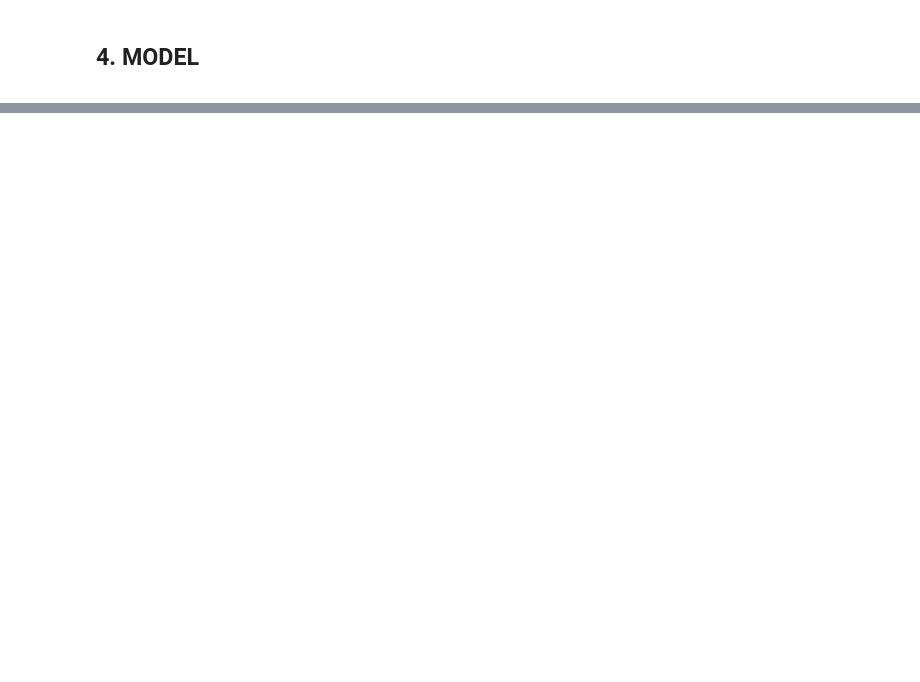
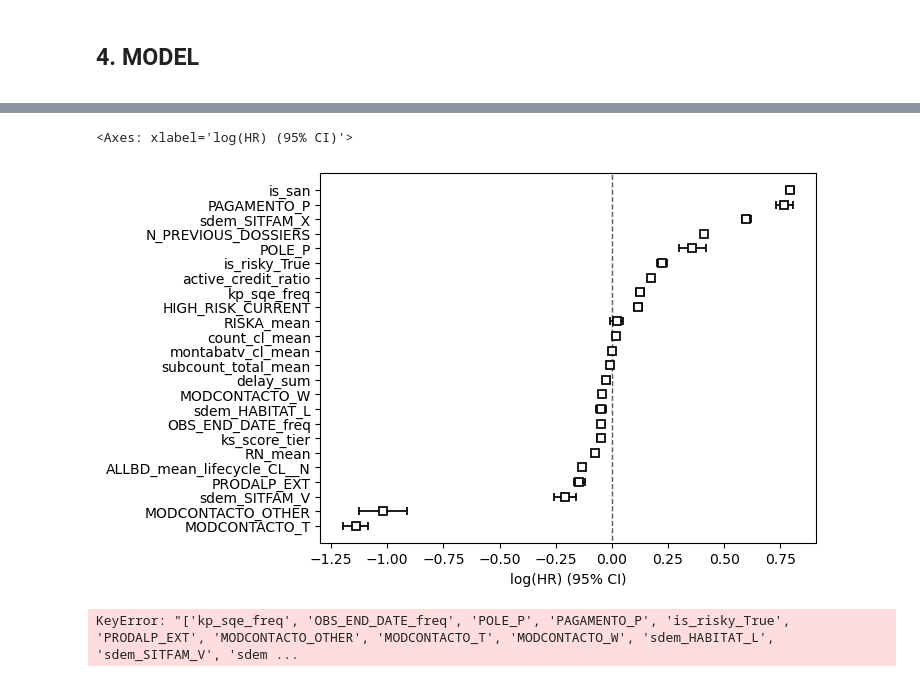
Before and after one commit to Alanog10/BNP-Paribas, a Jupyter notebook: Model.ipynb, the cells around one changed output, grey strips where cells are left out. Cells and saved outputs as stored; diff of their text form; code cells hidden in the pictures; blank space fills up the shorter version.

```diff
--- a/Model.ipynb
+++ b/Model.ipynb
@@ -398,0 +456,41 @@ Shape depois: (77788, 25)
+# %%
+X_train = X_train.replace([np.inf, -np.inf], np.nan)
+X_train = X_train.fillna(X_train.median())
+
+for col in X_train.columns:
+    if X_train[col].dtype == "bool":
+        X_train[col] = X_train[col].astype(int)
+# %%
+cols_to_stay = [
+    'is_san','delay_sum','RISKA_mean','RN_mean','N_PREVIOUS_DOSSIERS',
+    'count_cl_mean','montabatv_cl_mean','subcount_total_mean','HIGH_RISK_CURRENT',
+    'ks_score_tier','ALLBD_mean_lifecycle_CL__N','active_credit_ratio',
+    'kp_sqe_freq','OBS_END_DATE_freq','POLE_P','PAGAMENTO_P',
+    'is_risky_True','PRODALP_EXT','MODCONTACTO_OTHER',
+    'MODCONTACTO_T','MODCONTACTO_W','sdem_HABITAT_L','sdem_SITFAM_V','sdem_SITFAM_X'
+]
+
+X_train = X_train[cols_to_stay].copy()
+# %%
+scaler = RobustScaler()
+
+X_train_scaled = pd.DataFrame(
+    scaler.fit_transform(X_train),
+    columns=X_train.columns,
+    index=X_train.index
+)
+# %%
+df_train_surv = X_train_scaled.copy()
+
+df_train_surv["time_to_churn"] = y_train_time
+df_train_surv["CHURN"] = y_train_event
+
+cph = CoxPHFitter(penalizer=0.1)
+
+cph.fit(
+    df_train_surv,
+    duration_col="time_to_churn",
+    event_col="CHURN"
+)
+
+cph.print_summary()
@@ -398,0 +529,11 @@ Shape depois: (77788, 25)
+# %%
+# Ver a importância das variáveis
+cph.plot()
+# %% [output]
+<Axes: xlabel='log(HR) (95% CI)'>
+[figure, added]
+# %%
+#Prever risco de churn
+risk_scores = cph.predict_partial_hazard(X_test)
+# %% [output]
+KeyError: "['kp_sqe_freq', 'OBS_END_DATE_freq', 'POLE_P', 'PAGAMENTO_P', 'is_risky_True', 'PRODALP_EXT', 'MODCONTACTO_OTHER', 'MODCONTACTO_T', 'MODCONTACTO_W', 'sdem_HABITAT_L', 'sdem_SITFAM_V', 'sdem ...
```
Also changed, not shown: parts of 27 cells of this notebook, 2 other files.
